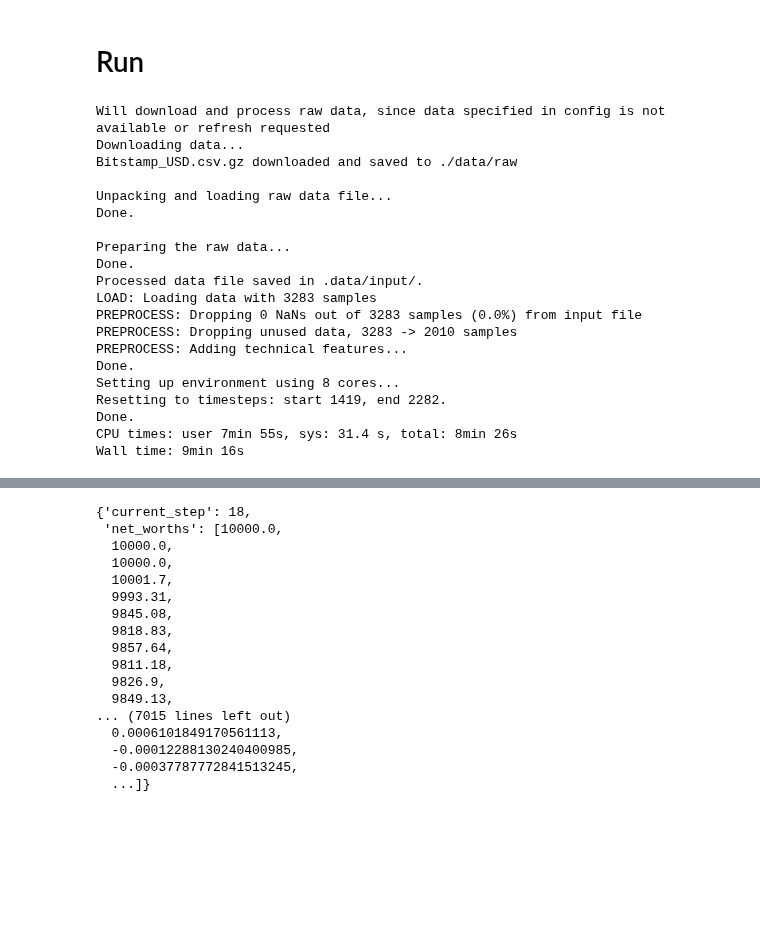
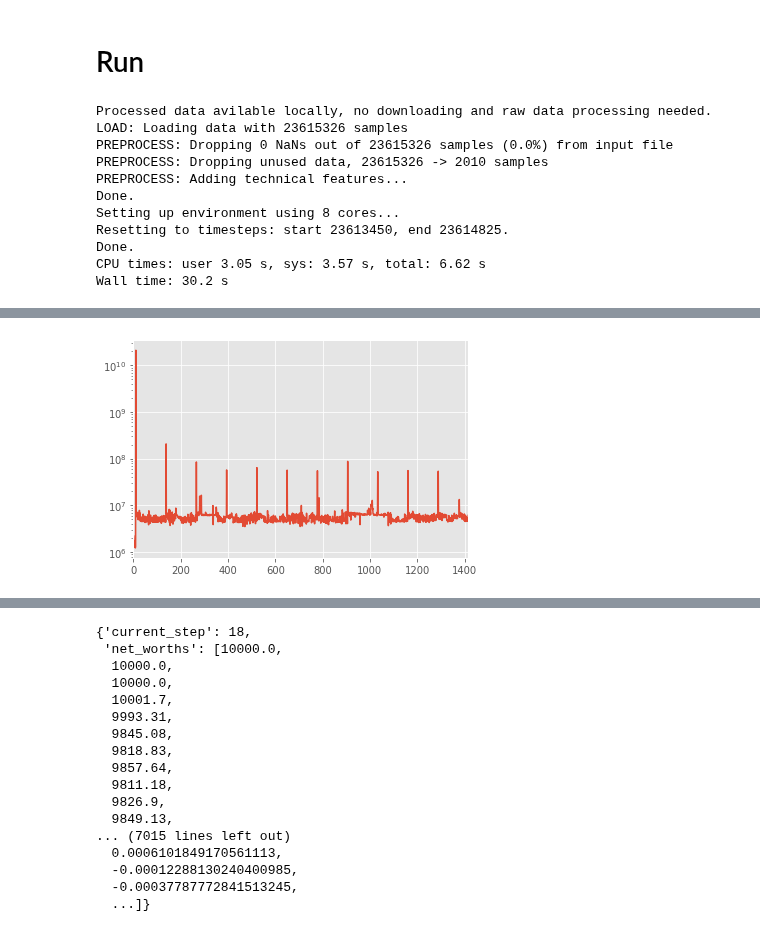
Before and after one commit to perjonasam/dunderbot, a Jupyter notebook: Playground.ipynb, the cells around one changed output, grey strips where cells are left out. Drawn from its saved outputs; the diff is of its cells as text; code cells hidden in the pictures; blank space fills up the shorter version.

```diff
--- a/Playground.ipynb
+++ b/Playground.ipynb
@@ -106,37 +103,31 @@ loading config from config/config.yml
 # Run
 # %%
 %%time
+record_time = True
+
 data_raw.download_and_process(force_refresh=False)
 df = load.load_OHLC_data()
 df = preprocess.preprocess_data(df=df)
 config.n_cpu=8
-env = run.setup_env(df=df)
+env = run.setup_env(df=df, record_time=True)
 # %% [output]
-Will download and process raw data, since data specified in config is not available or refresh requested
-Downloading data...
-Bitstamp_USD.csv.gz downloaded and saved to ./data/raw
-
-Unpacking and loading raw data file...
-Done.
-
-Preparing the raw data...
-Done.
-Processed data file saved in .data/input/.
-LOAD: Loading data with 3283 samples
-PREPROCESS: Dropping 0 NaNs out of 3283 samples (0.0%) from input file
-PREPROCESS: Dropping unused data, 3283 -> 2010 samples
+Processed data avilable locally, no downloading and raw data processing needed.
+LOAD: Loading data with 23615326 samples
+PREPROCESS: Dropping 0 NaNs out of 23615326 samples (0.0%) from input file
+PREPROCESS: Dropping unused data, 23615326 -> 2010 samples
 PREPROCESS: Adding technical features...
 Done.
 Setting up environment using 8 cores...
-Resetting to timesteps: start 1419, end 2282.
+Resetting to timesteps: start 23613450, end 23614825.
 Done.
-CPU times: user 7min 55s, sys: 31.4 s, total: 8min 26s
-Wall time: 9min 16s
+CPU times: user 3.05 s, sys: 3.57 s, total: 6.62 s
+Wall time: 30.2 s
 # %%
 %%time
 past = datetime.now()
 model = run.train(env=env, logging=True)
 #print(f'Avg time per serial timestep: {(datetime.now()-past).total_seconds()/config.train_predict.train_timesteps}')
 #print(f'Avg time per total timestep: {(datetime.now()-past).total_seconds()/config.train_predict.train_timesteps/config.n_cpu}')
-#create_timedelta_and_plot(model=model)
+if record_time:
+    create_timedelta_and_plot(model=model)
 # %% [output]
@@ -148,3 +139,4 @@ Wall time: 6.32 s
+[figure, added]
 # %%
 %%time
 run.predict(df=df, rendermode='plots')
```
Also changed, not shown: parts of 5 cells of this notebook, 2 other files.
